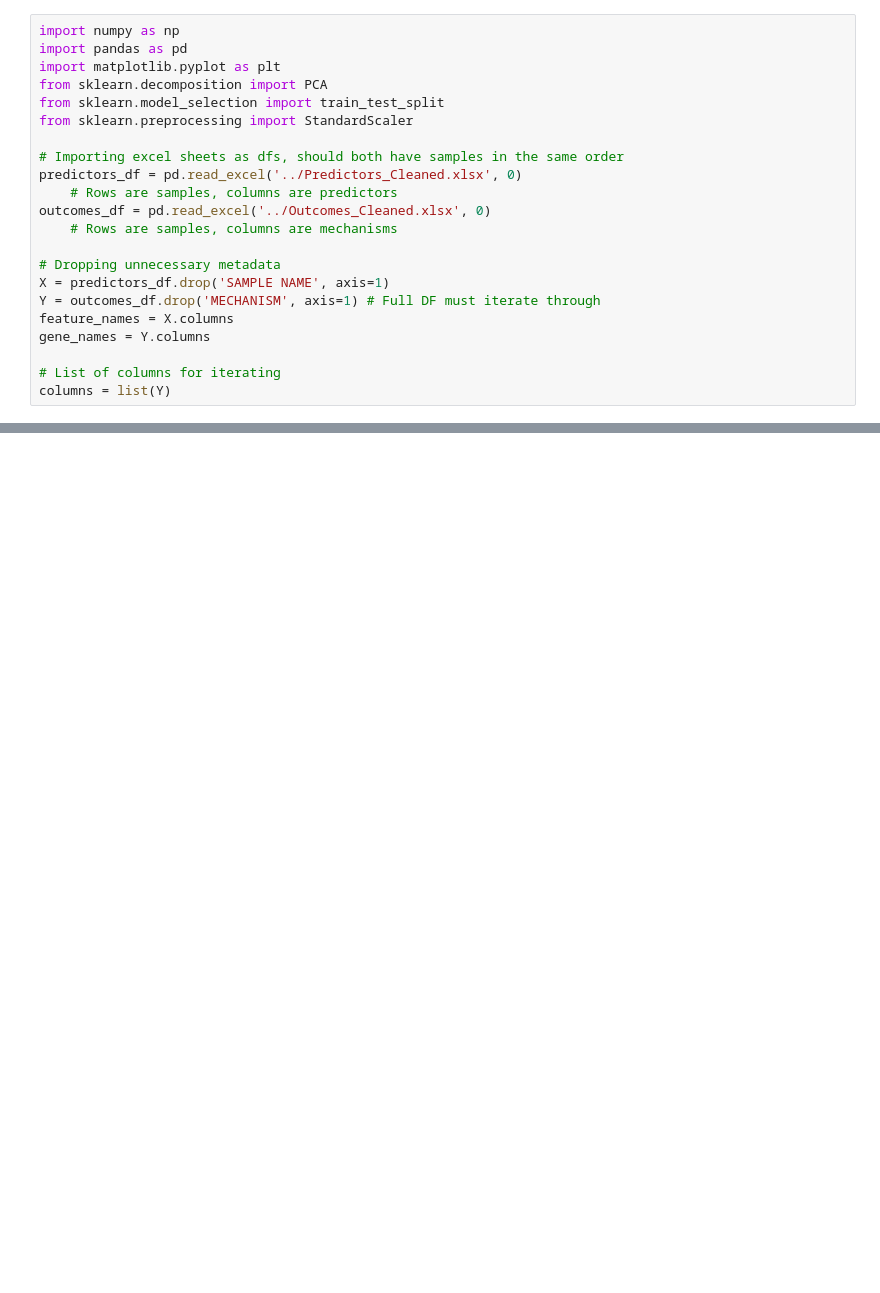
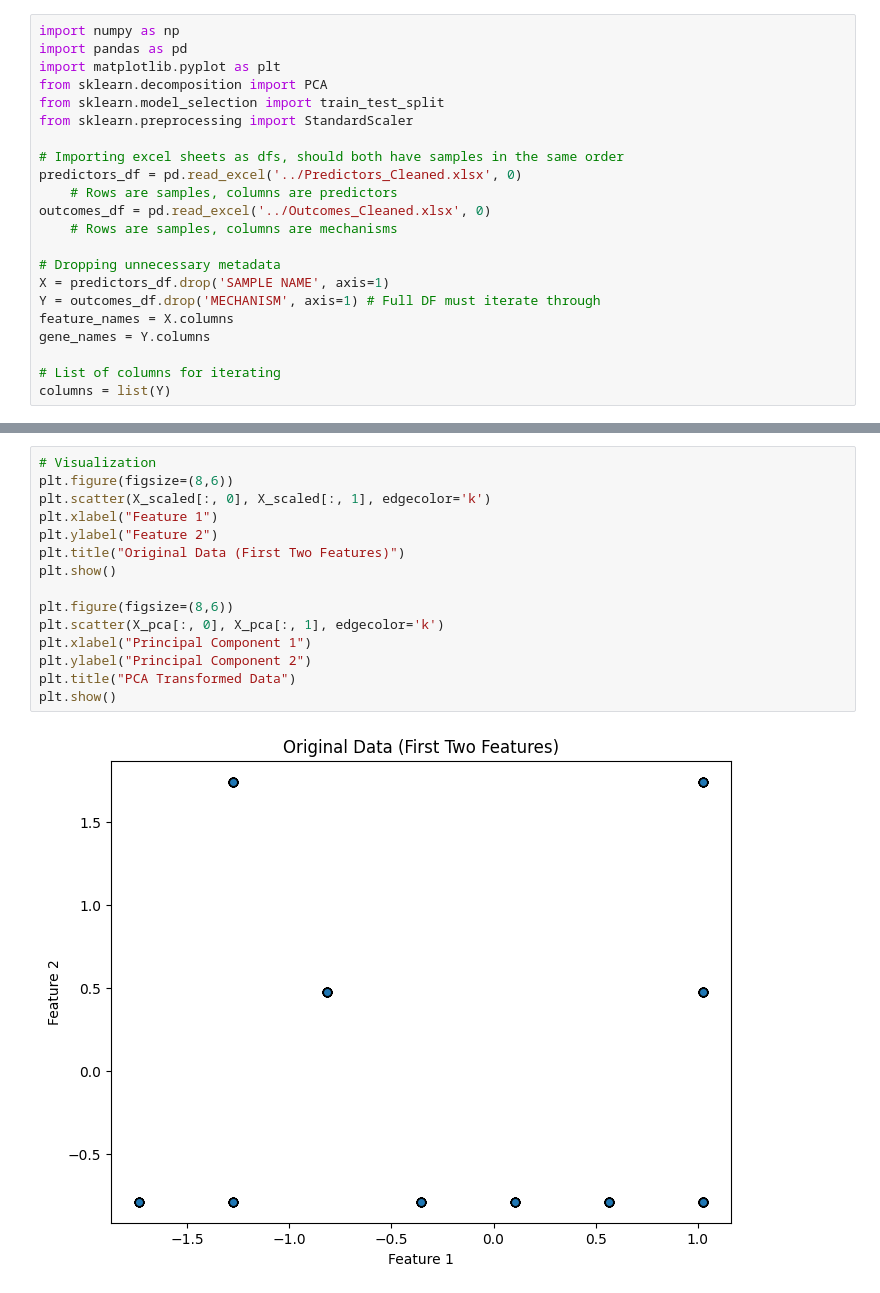
Before and after one commit to SlizovskiyLab/RebekahNotebook, a Jupyter notebook: PCA/pcaNotebook.ipynb, the cells around one changed output, grey strips where cells are left out. Saved outputs shown, nothing was run; the diff lists cells and outputs as text; blank space fills up the shorter version.

```diff
--- a/PCA/pcaNotebook.ipynb
+++ b/PCA/pcaNotebook.ipynb
@@ -36,0 +72,17 @@ PCA does not accept missing values encoded as NaN natively. For supervised learn
+# %%
+# Visualization
+plt.figure(figsize=(8,6))
+plt.scatter(X_scaled[:, 0], X_scaled[:, 1], edgecolor='k')
+plt.xlabel("Feature 1")
+plt.ylabel("Feature 2")
+plt.title("Original Data (First Two Features)")
+plt.show()
+
+plt.figure(figsize=(8,6))
+plt.scatter(X_pca[:, 0], X_pca[:, 1], edgecolor='k')
+plt.xlabel("Principal Component 1")
+plt.ylabel("Principal Component 2")
+plt.title("PCA Transformed Data")
+plt.show()
+# %% [output]
+[figure, added]
```
Also changed, not shown: parts of 4 cells of this notebook, 5 other files.
